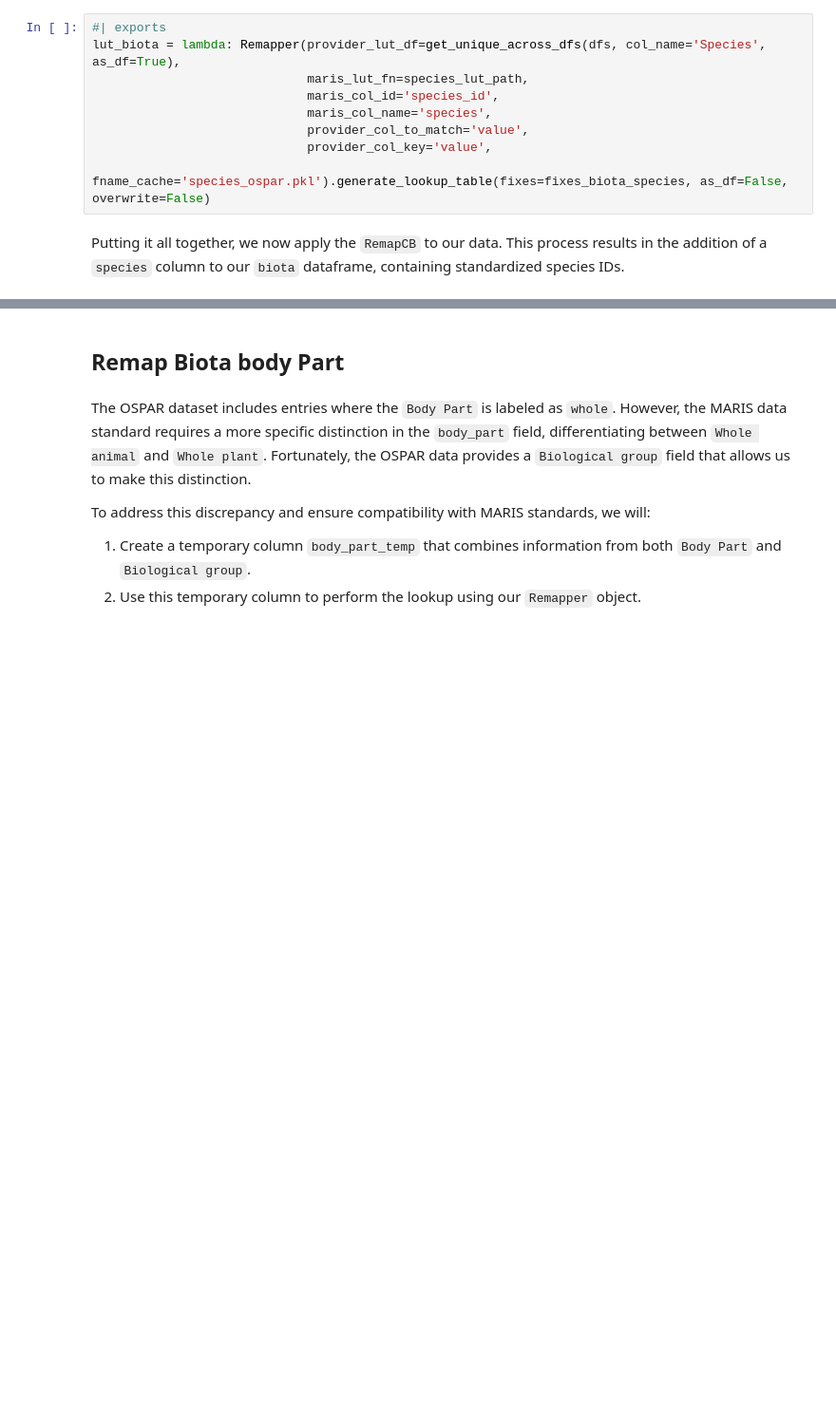
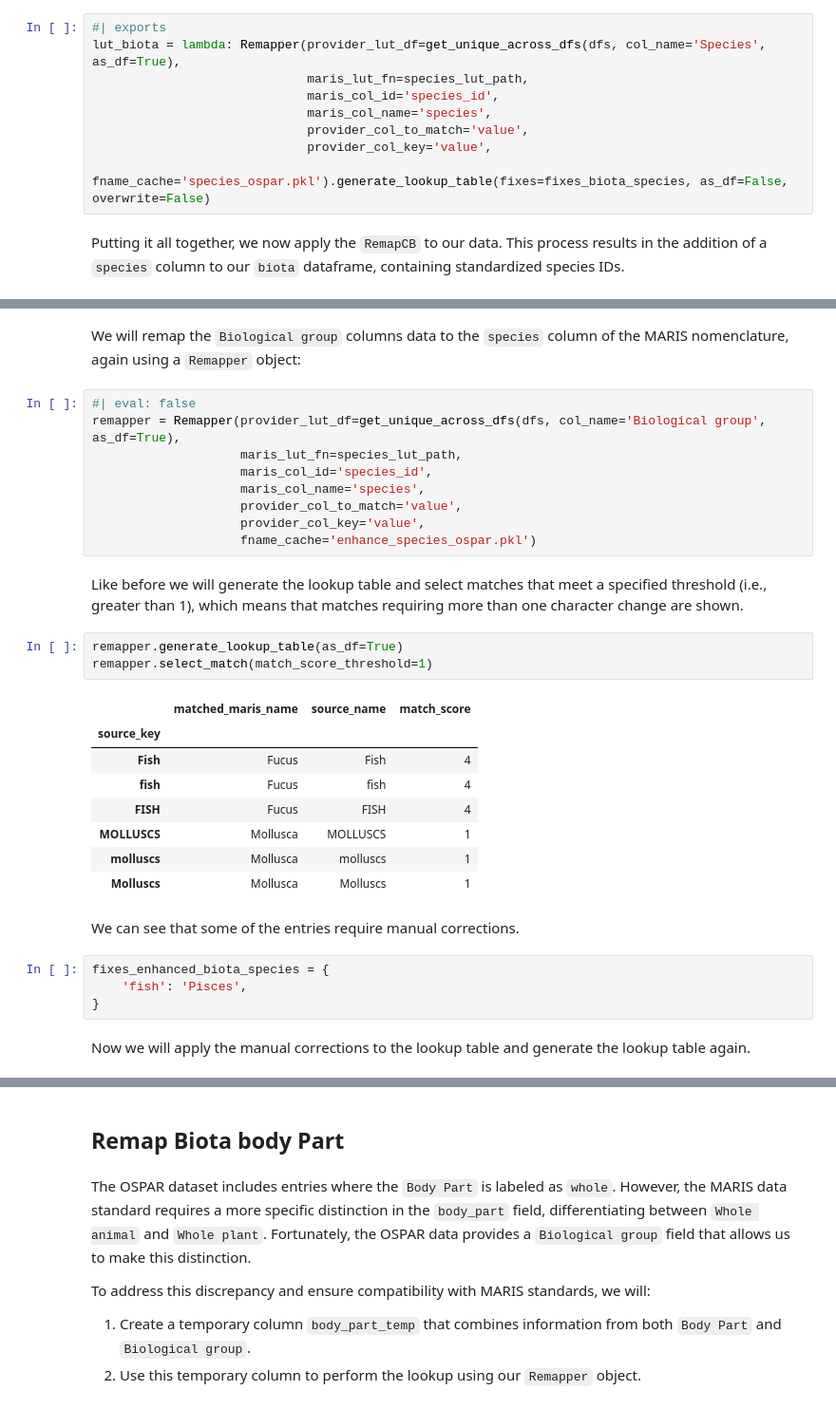
Before and after one commit to franckalbinet/marisco, a Jupyter notebook: nbs/handlers/_ospar.ipynb, the cells around one changed output, grey strips where cells are left out. Shown at 95% size. Cells and saved outputs as stored; diff of their text form; blank space fills up the shorter version.

```diff
--- a/nbs/handlers/_ospar.ipynb
+++ b/nbs/handlers/_ospar.ipynb
@@ -994,0 +1021,33 @@ array([ 394,   96,  129,   50,  139,  270,  395,   -1,   99,  377,  414,
+# %% [markdown]
+We will remap the `Biological group` columns data to the `species` column of the MARIS nomenclature, again using a `Remapper` object:
+# %%
+#| eval: false
+remapper = Remapper(provider_lut_df=get_unique_across_dfs(dfs, col_name='Biological group', as_df=True),
+                    maris_lut_fn=species_lut_path,
+                    maris_col_id='species_id',
+                    maris_col_name='species',
+                    provider_col_to_match='value',
+                    provider_col_key='value',
+                    fname_cache='enhance_species_ospar.pkl')
+# %% [markdown]
+Like before we will generate the lookup table and select matches that meet a specified threshold (i.e., greater than 1), which means that matches requiring more than one character change are shown.
+# %%
+remapper.generate_lookup_table(as_df=True)
+remapper.select_match(match_score_threshold=1)
+# %% [output]
+|  | matched_maris_name | source_name | match_score |
+| source_key |  |  |  |
+| Fish | Fucus | Fish | 4 |
+| fish | Fucus | fish | 4 |
+| FISH | Fucus | FISH | 4 |
+| MOLLUSCS | Mollusca | MOLLUSCS | 1 |
+| molluscs | Mollusca | molluscs | 1 |
+| Molluscs | Mollusca | Molluscs | 1 |
+# %% [markdown]
+We can see that some of the entries require manual corrections.
+# %%
+fixes_enhanced_biota_species = {
+    'fish': 'Pisces',
+}
+# %% [markdown]
+Now we will apply the manual corrections to the lookup table and generate the lookup table again.
```
Also changed, not shown: parts of 199 cells of this notebook, 2 other files.
